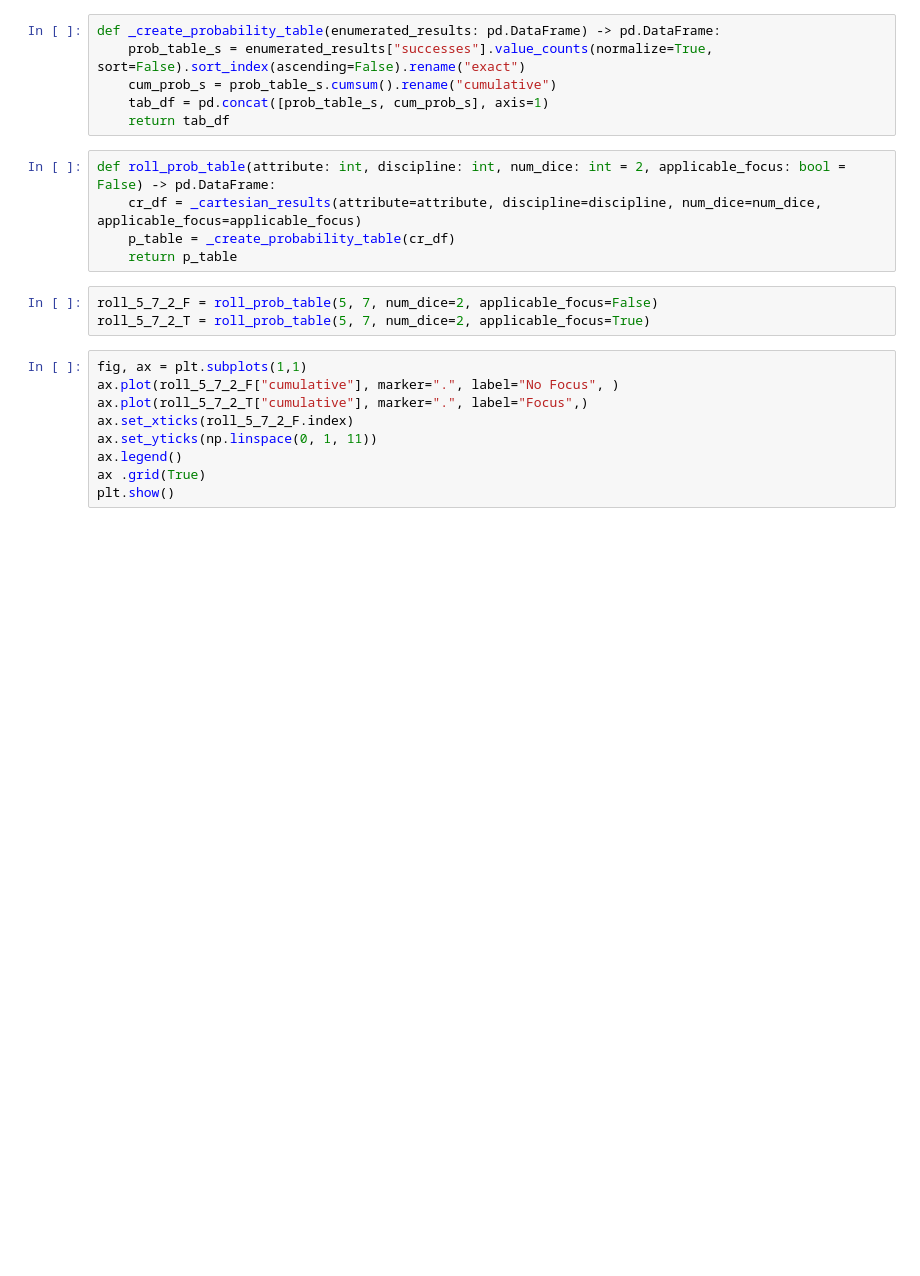
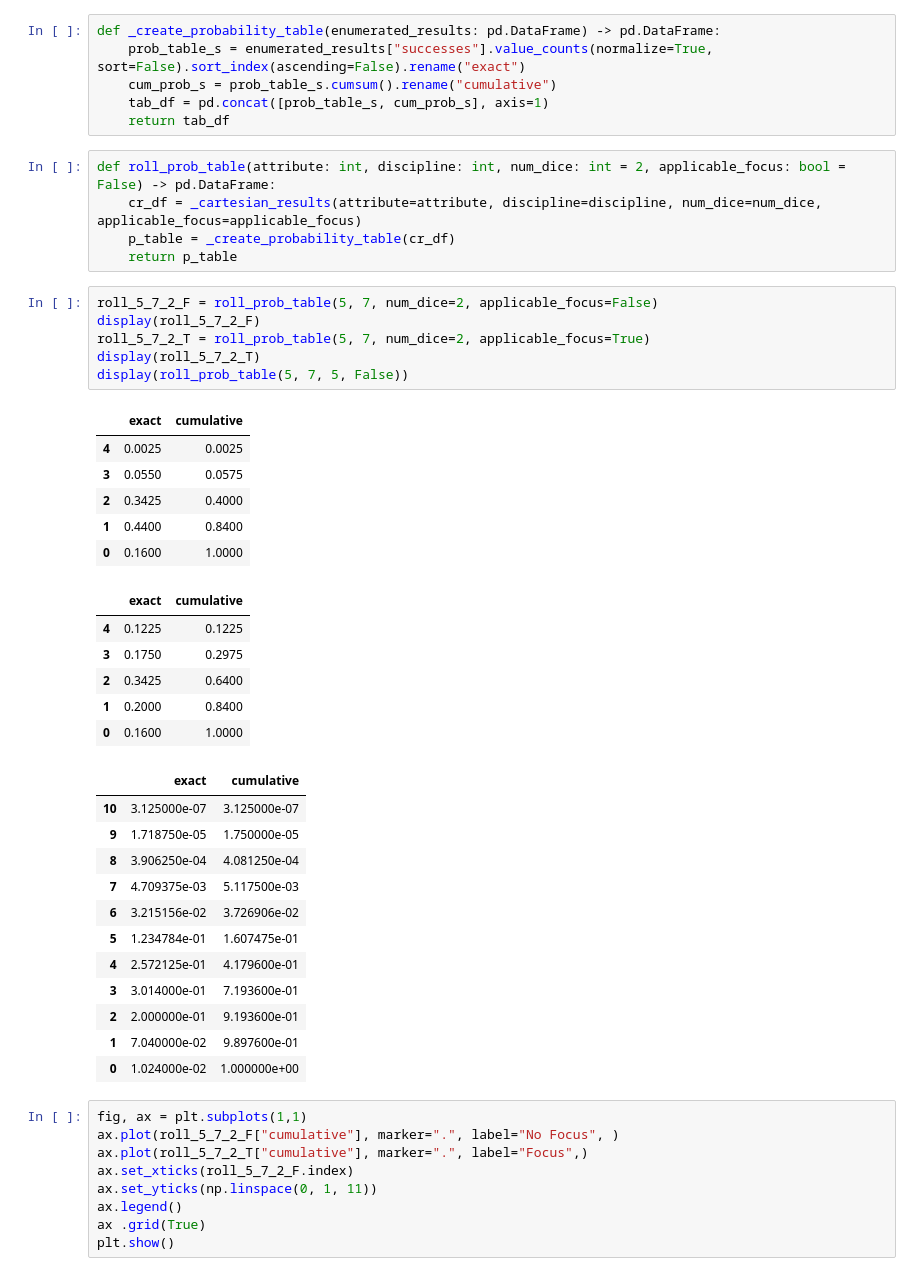
Before and after one commit to TecKnow/STADiceRoller, a Jupyter notebook: modeling/DistributionExploration.ipynb, the cells around one changed output. Saved outputs shown, nothing was run; the diff lists cells and outputs as text; blank space fills up the shorter version.

```diff
--- a/DistributionExploration.ipynb
+++ b/modeling/DistributionExploration.ipynb
@@ -33,7 +33,35 @@ def roll_prob_table(attribute: int, discipline: int, num_dice: int = 2, applicab
     return p_table
 # %%
 roll_5_7_2_F = roll_prob_table(5, 7, num_dice=2, applicable_focus=False)
+display(roll_5_7_2_F)
 roll_5_7_2_T = roll_prob_table(5, 7, num_dice=2, applicable_focus=True)
+display(roll_5_7_2_T)
+display(roll_prob_table(5, 7, 5, False))
+# %% [output]
+|  | exact | cumulative |
+| 4 | 0.0025 | 0.0025 |
+| 3 | 0.0550 | 0.0575 |
+| 2 | 0.3425 | 0.4000 |
+| 1 | 0.4400 | 0.8400 |
+| 0 | 0.1600 | 1.0000 |
+|  | exact | cumulative |
+| 4 | 0.1225 | 0.1225 |
+| 3 | 0.1750 | 0.2975 |
+| 2 | 0.3425 | 0.6400 |
+| 1 | 0.2000 | 0.8400 |
+| 0 | 0.1600 | 1.0000 |
+|  | exact | cumulative |
+| 10 | 3.125000e-07 | 3.125000e-07 |
+| 9 | 1.718750e-05 | 1.750000e-05 |
+| 8 | 3.906250e-04 | 4.081250e-04 |
+| 7 | 4.709375e-03 | 5.117500e-03 |
+| 6 | 3.215156e-02 | 3.726906e-02 |
+| 5 | 1.234784e-01 | 1.607475e-01 |
+| 4 | 2.572125e-01 | 4.179600e-01 |
+| 3 | 3.014000e-01 | 7.193600e-01 |
+| 2 | 2.000000e-01 | 9.193600e-01 |
+| 1 | 7.040000e-02 | 9.897600e-01 |
+| 0 | 1.024000e-02 | 1.000000e+00 |
 # %%
 fig, ax = plt.subplots(1,1)
 ax.plot(roll_5_7_2_F["cumulative"], marker=".", label="No Focus", )
```
Also changed, not shown: 19 other files.
